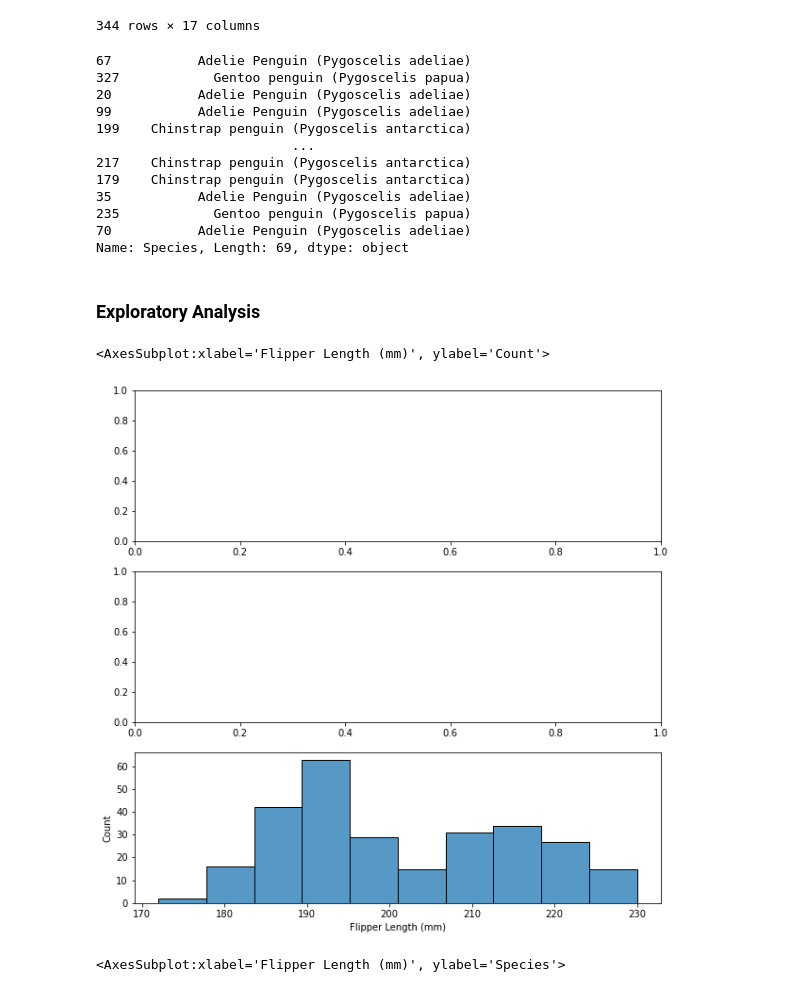
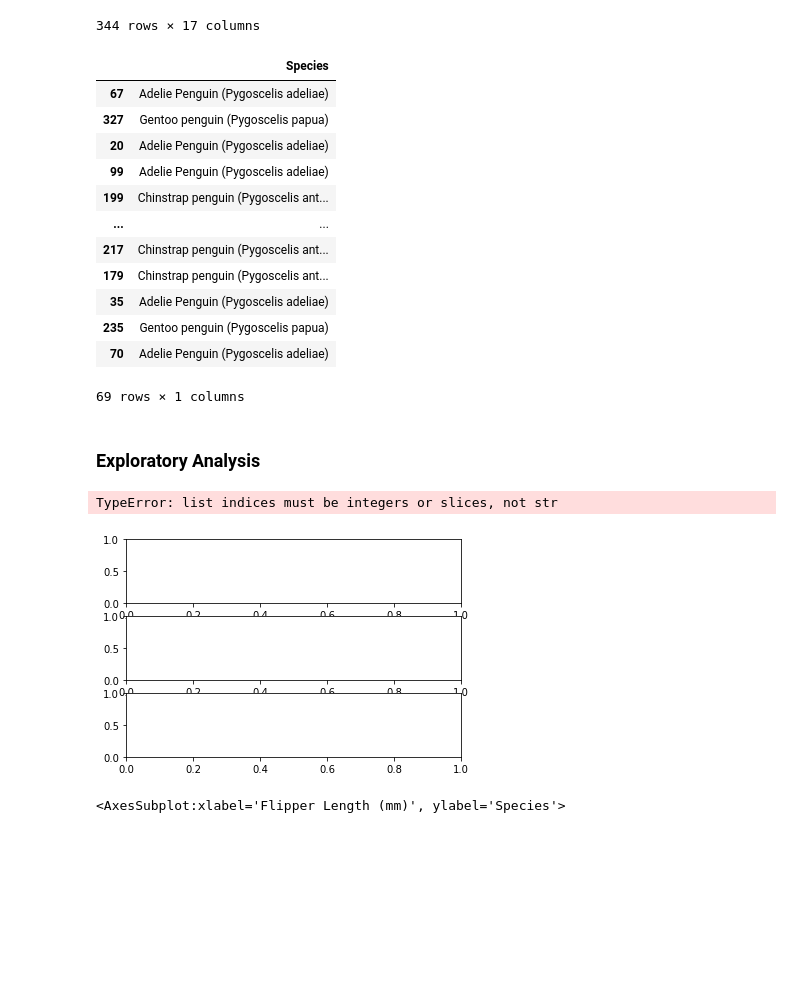
Before and after one commit to ryankkien/penguinsproject, a Jupyter notebook: penguinsproject.ipynb, the cells around one changed output. Saved outputs shown, nothing was run; the diff lists cells and outputs as text; code cells hidden in the pictures; blank space fills up the shorter version.

```diff
--- a/penguinsproject.ipynb
+++ b/penguinsproject.ipynb
@@ -27,7 +27,7 @@ penguins
 344 rows × 17 columns
 # %%
 X = penguins[['Island', 'Flipper Length (mm)', 'Body Mass (g)']]
-y = penguins['Species']
+y = penguins[['Species']]
 from sklearn.model_selection import train_test_split
 X_train, X_test, y_train, y_test = train_test_split(X, y, test_size = 0.2, random_state = 2)
 X_train.dropna()
@@ -35,29 +35,41 @@ X_test.dropna()
 y_train.dropna()
 y_test.dropna()
 # %% [output]
+|  | Species |
+| 67 | Adelie Penguin (Pygoscelis adeliae) |
+| 327 | Gentoo penguin (Pygoscelis papua) |
+| 20 | Adelie Penguin (Pygoscelis adeliae) |
+| 99 | Adelie Penguin (Pygoscelis adeliae) |
+| 199 | Chinstrap penguin (Pygoscelis ant... |
+| ... | ... |
+| 217 | Chinstrap penguin (Pygoscelis ant... |
+| 179 | Chinstrap penguin (Pygoscelis ant... |
+| 35 | Adelie Penguin (Pygoscelis adeliae) |
+| 235 | Gentoo penguin (Pygoscelis papua) |
+| 70 | Adelie Penguin (Pygoscelis adeliae) |
-67           Adelie Penguin (Pygoscelis adeliae)
-327            Gentoo penguin (Pygoscelis papua)
-20           Adelie Penguin (Pygoscelis adeliae)
-99           Adelie Penguin (Pygoscelis adeliae)
-199    Chinstrap penguin (Pygoscelis antarctica)
-                         ...
-217    Chinstrap penguin (Pygoscelis antarctica)
-179    Chinstrap penguin (Pygoscelis antarctica)
-35           Adelie Penguin (Pygoscelis adeliae)
-235            Gentoo penguin (Pygoscelis papua)
-70           Adelie Penguin (Pygoscelis adeliae)
-Name: Species, Length: 69, dtype: object
+69 rows × 1 columns
 # %% [markdown]
 ### Exploratory Analysis
-# %%
-import matplotlib.pyplot as plt
-import seaborn as sns
-count = 0
-fig, ax = plt.subplots(3, figsize = (10,10))
-sns.histplot(data=X_train, x="Flipper Length (mm)")
-# %% [output]
-<AxesSubplot:xlabel='Flipper Length (mm)', ylabel='Count'>
-[figure, removed]
+# %%
+import matplotlib.pyplot as plt
+import seaborn as sns
+count = 0
+fig, ax = plt.subplots(3)
+penguins['Island', 'Flipper Length (mm)', 'Body Mass (g)']
+d = {
+    'Adelie Penguin (Pygoscelis adeliae)' : 0,
+    'Gentoo penguin (Pygoscelis papua)' : 0,
+    'Chinstrap penguin (Pygoscelis antarctica)' : 0,
+}
+def makegraph(r):
+    cont = r.continent.values[0]
+    ax.plot(r.year, r.lifeExp, color = d[cont][0], alpha = .4)
+    ax[d[cont][1]].set_title(cont)
+
+penguins.groupby(["species"]).apply(makegraph)
+# %% [output]
+TypeError: list indices must be integers or slices, not str
+[figure, added]
 # %%
 sns.barplot(data=X_train, x="Flipper Length (mm)", y=y_train)
 # %% [output]
```
